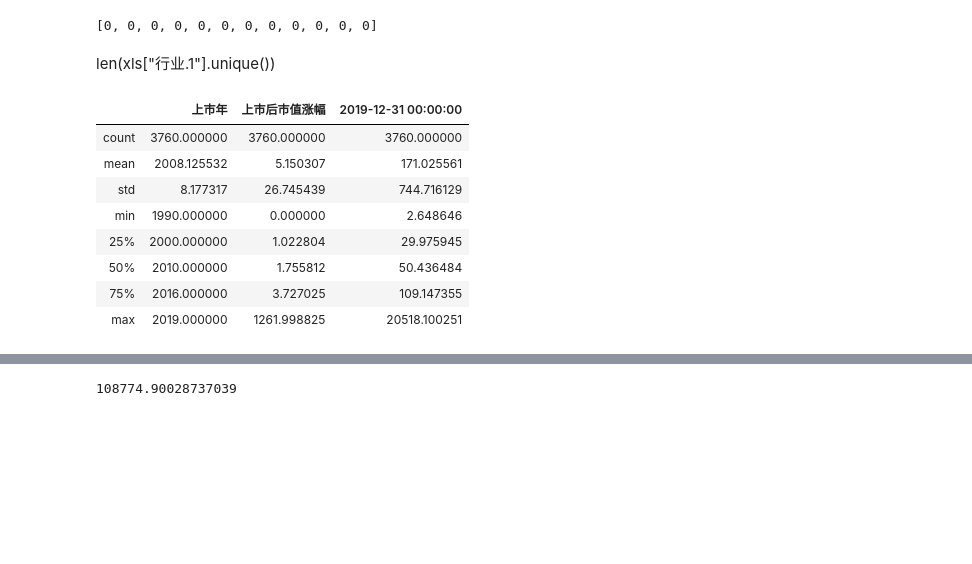
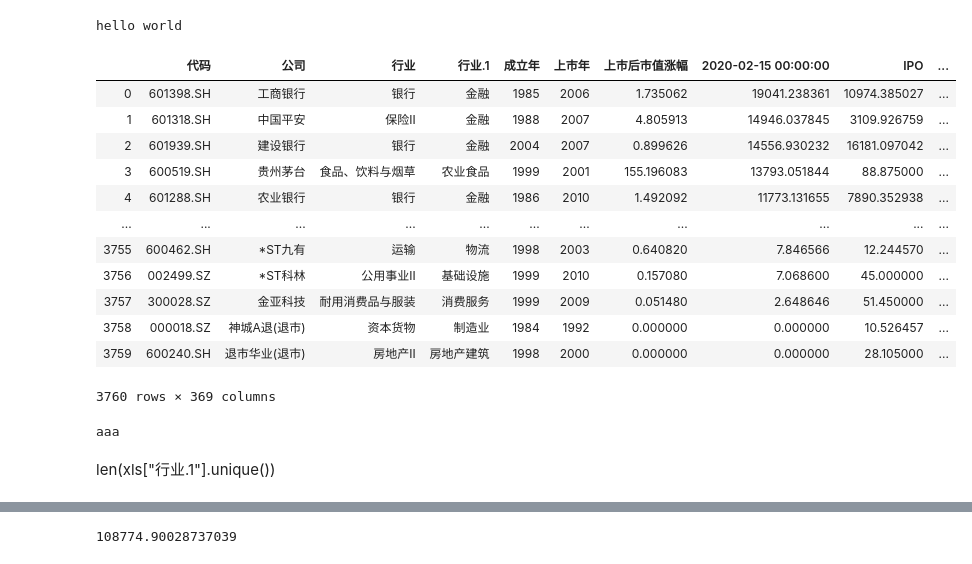
Before and after one commit to younthu/python_tests, a Jupyter notebook: 动画制作/行业分析.ipynb, the cells around one changed output, grey strips where cells are left out. Cells and saved outputs as stored; diff of their text form; code cells hidden in the pictures; blank space fills up the shorter version.

```diff
--- a/动画制作/行业分析.ipynb
+++ b/动画制作/行业分析.ipynb
@@ -12,3 +48,24 @@ Wall time: 34.1 s
+# %%
+import ctypes
+a = "hello world"
+print(ctypes.cast(id(a), ctypes.py_object).value)
+v = ctypes.cast(id(xls), ctypes.py_object)
+v.value
+# %% [output]
+hello world
+|  | 代码 | 公司 | 行业 | 行业.1 | 成立年 | 上市年 | 上市后市值涨幅 | 2020-02-15 00:00:00 | IPO | ... |
+| 0 | 601398.SH | 工商银行 | 银行 | 金融 | 1985 | 2006 | 1.735062 | 19041.238361 | 10974.385027 | ... |
+| 1 | 601318.SH | 中国平安 | 保险Ⅱ | 金融 | 1988 | 2007 | 4.805913 | 14946.037845 | 3109.926759 | ... |
+| 2 | 601939.SH | 建设银行 | 银行 | 金融 | 2004 | 2007 | 0.899626 | 14556.930232 | 16181.097042 | ... |
+| 3 | 600519.SH | 贵州茅台 | 食品、饮料与烟草 | 农业食品 | 1999 | 2001 | 155.196083 | 13793.051844 | 88.875000 | ... |
+| 4 | 601288.SH | 农业银行 | 银行 | 金融 | 1986 | 2010 | 1.492092 | 11773.131655 | 7890.352938 | ... |
+| ... | ... | ... | ... | ... | ... | ... | ... | ... | ... | ... |
+| 3755 | 600462.SH | *ST九有 | 运输 | 物流 | 1998 | 2003 | 0.640820 | 7.846566 | 12.244570 | ... |
+| 3756 | 002499.SZ | *ST科林 | 公用事业Ⅱ | 基础设施 | 1999 | 2010 | 0.157080 | 7.068600 | 45.000000 | ... |
+| 3757 | 300028.SZ | 金亚科技 | 耐用消费品与服装 | 消费服务 | 1999 | 2009 | 0.051480 | 2.648646 | 51.450000 | ... |
+| 3758 | 000018.SZ | 神城A退(退市) | 资本货物 | 制造业 | 1984 | 1992 | 0.000000 | 0.000000 | 10.526457 | ... |
+| 3759 | 600240.SH | 退市华业(退市) | 房地产Ⅱ | 房地产建筑 | 1998 | 2000 | 0.000000 | 0.000000 | 28.105000 | ... |
+3760 rows × 369 columns
 # %%
 xls.loc[xls["行业.1"]=="金融"].nlargest(10,datetime(2019,12,31))
 # xls.loc[xls["行业.1"]=="金融"].sum()
@@ -71,9 +129,15 @@ colors = []
 # for l in labels:
 #     print(l)
 #     print(get_topn_of_year(xls, 20, 2019, 12, l).iloc[:, 2].sum())
-values = list(map(lambda l: int(get_topn_of_year(xls, 22, 2019, 12, l).iloc[:, 2].sum()), labels))
+values = list(map(lambda l: int(get_topn_of_year(id(xls), 22, 2019, 12, l).iloc[:, 2].sum()), labels))
 # print(values)
-get_values_of_year(xls, 20,1990,1)
+get_values_of_year(id(xls),20,1990,1)
+
+class Hi:
+    print("aaa")
+
+    def test():
+        pass
 # %% [output]
-[0, 0, 0, 0, 0, 0, 0, 0, 0, 0, 0, 0]
+aaa
 # %%
@@ -138,16 +220,2 @@ ani.save('history.mp4', fps=8, writer='imagemagick')
 # %% [markdown]
 len(xls["行业.1"].unique())
-# %%
-import datetime
-d = datetime.datetime(2019,12,31)
-xls[["上市年","上市后市值涨幅", d]].describe()
-# %% [output]
-|  | 上市年 | 上市后市值涨幅 | 2019-12-31 00:00:00 |
-| count | 3760.000000 | 3760.000000 | 3760.000000 |
-| mean | 2008.125532 | 5.150307 | 171.025561 |
-| std | 8.177317 | 26.745439 | 744.716129 |
-| min | 1990.000000 | 0.000000 | 2.648646 |
-| 25% | 2000.000000 | 1.022804 | 29.975945 |
-| 50% | 2010.000000 | 1.755812 | 50.436484 |
-| 75% | 2016.000000 | 3.727025 | 109.147355 |
-| max | 2019.000000 | 1261.998825 | 20518.100251 |
```
Also changed, not shown: parts of 8 cells of this notebook, 2 other files.
